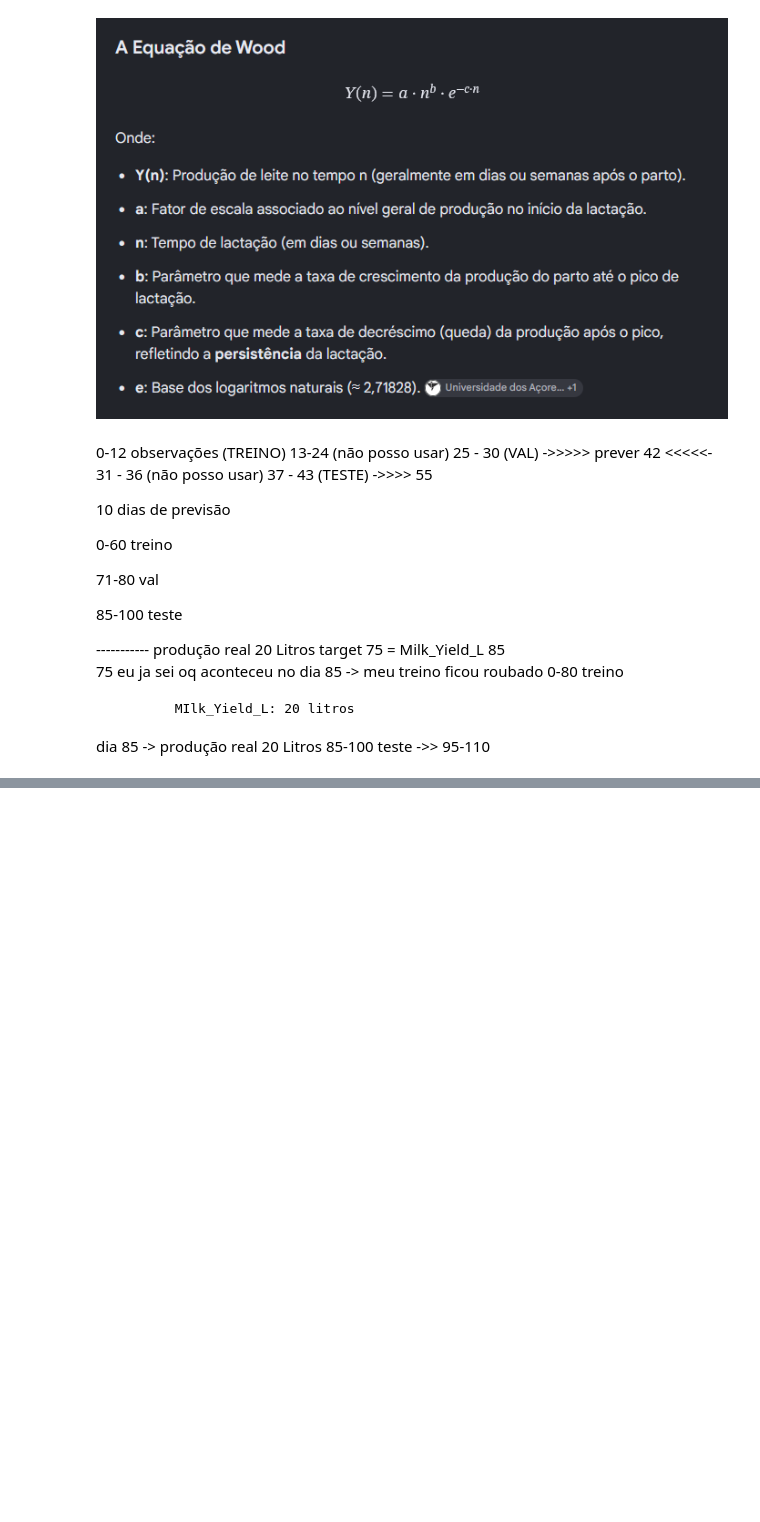
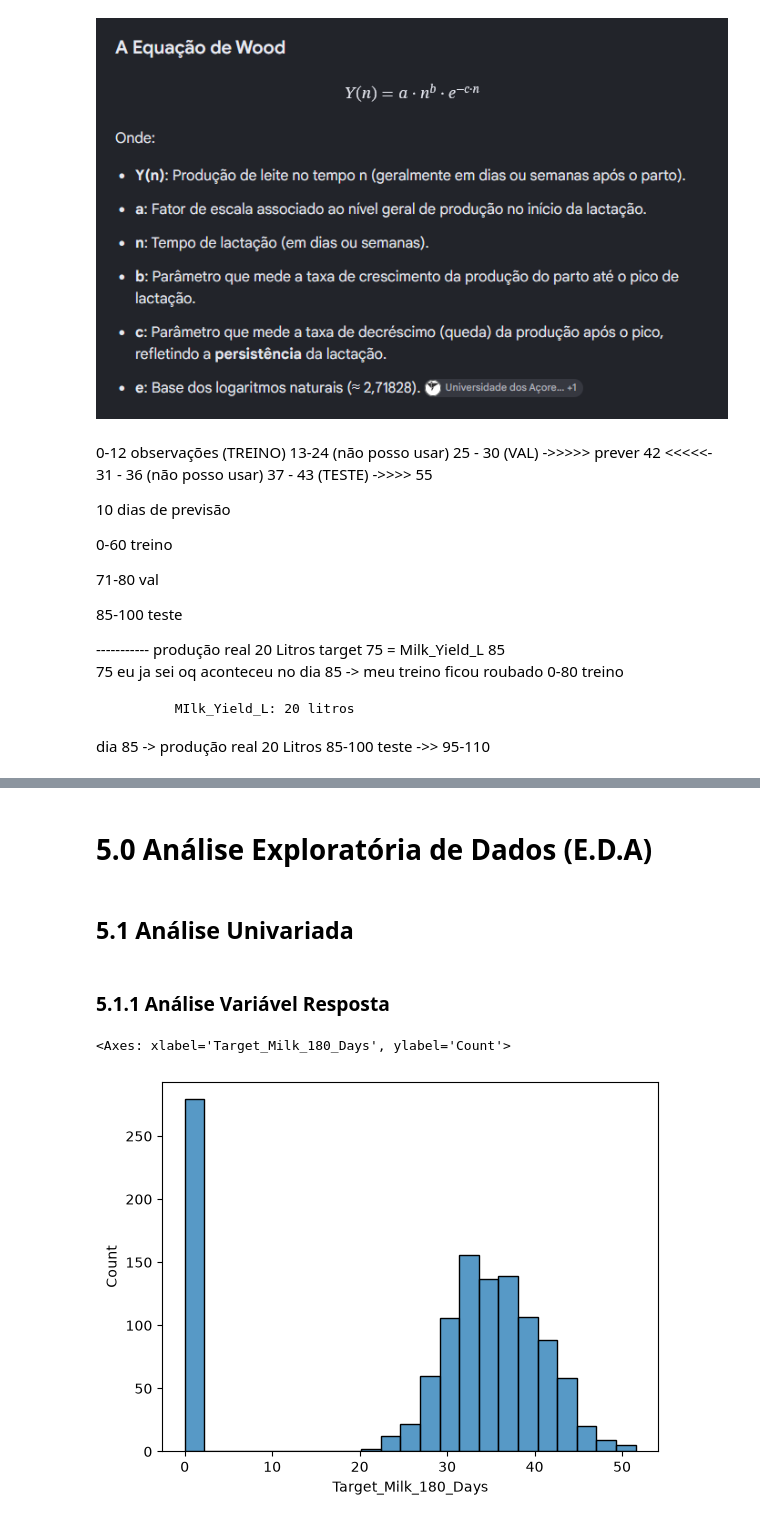
Before and after one commit to lucasffreitasds/projeto_milk_predict_180, a Jupyter notebook: projeto_milk_predict_180.ipynb, the cells around one changed output, grey strips where cells are left out. Drawn from its saved outputs; the diff is of its cells as text; code cells hidden in the pictures; blank space fills up the shorter version.

```diff
--- a/projeto_milk_predict_180.ipynb
+++ b/projeto_milk_predict_180.ipynb
@@ -217,0 +259,11 @@ dia 85 -> produção real 20 Litros
+# %%
+#separando X de y
+
+y_train = X_train['Target_Milk_180_Days']
+X_train = X_train.drop('Target_Milk_180_Days', axis=1)
+
+y_test = X_test['Target_Milk_180_Days']
+X_test = X_test.drop('Target_Milk_180_Days', axis=1)
+
+y_val = X_val['Target_Milk_180_Days']
+X_val = X_val.drop('Target_Milk_180_Days', axis=1)
@@ -217,0 +288,4 @@ dia 85 -> produção real 20 Litros
+# %%
+#concantenando x e y train para fazer E.D.A
+
+df_train = pd.concat([X_train, y_train], axis=1)
@@ -217,0 +434,13 @@ dia 85 -> produção real 20 Litros
+# %% [markdown]
+# 5.0 Análise Exploratória de Dados (E.D.A)
+# %% [markdown]
+## 5.1 Análise Univariada
+# %% [markdown]
+### 5.1.1 Análise Variável Resposta
+# %%
+#analisando a variavel resposta
+
+sns.histplot(data=df_train, x='Target_Milk_180_Days')
+# %% [output]
+<Axes: xlabel='Target_Milk_180_Days', ylabel='Count'>
+[figure, added]
```
Also changed, not shown: parts of 25 cells of this notebook.
